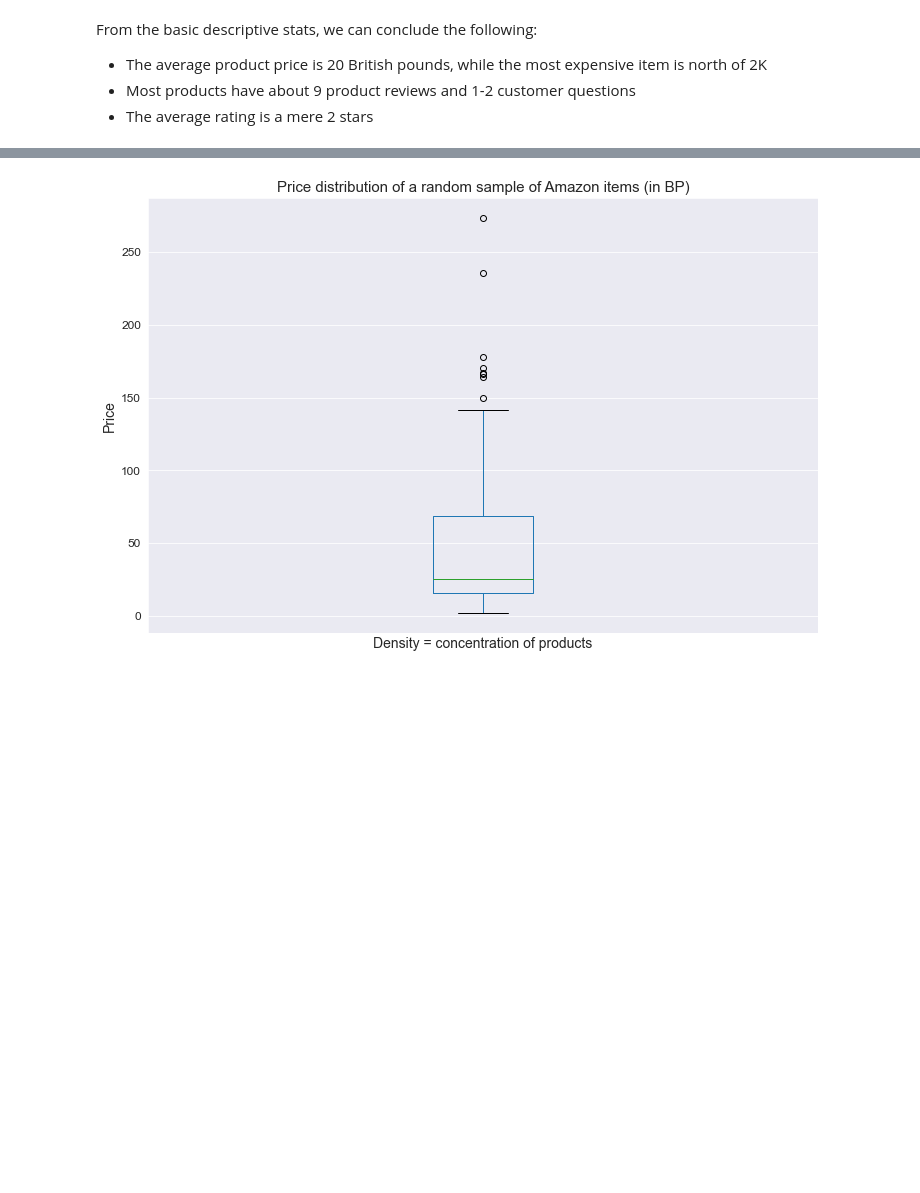
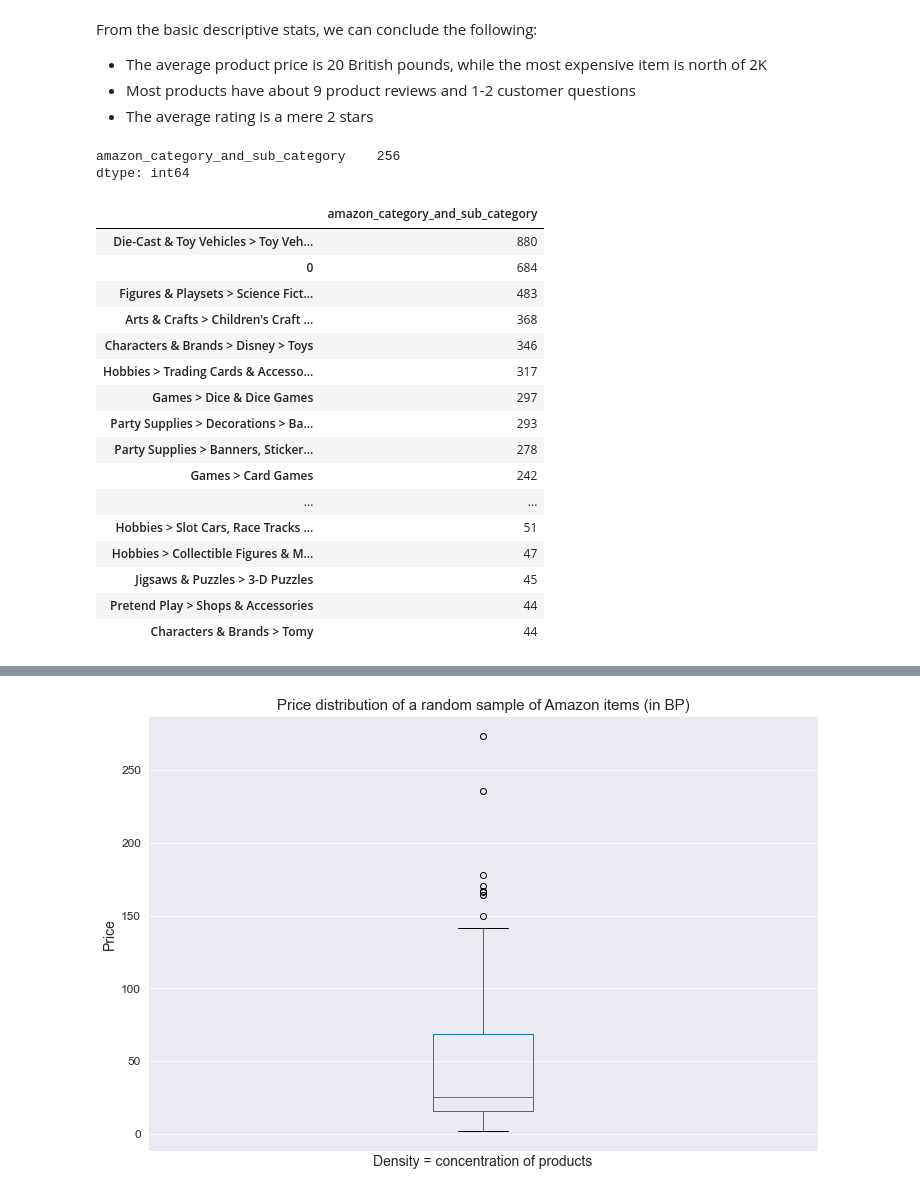
Before and after one commit to cotica/capstone, a Jupyter notebook: code/Amazon-order-history-EDA.ipynb, the cells around one changed output, grey strips where cells are left out. Saved outputs shown, nothing was run; the diff lists cells and outputs as text; code cells hidden in the pictures; blank space fills up the shorter version.

```diff
--- a/code/Amazon-order-history-EDA.ipynb
+++ b/code/Amazon-order-history-EDA.ipynb
@@ -286,0 +285,26 @@ From the basic descriptive stats, we can conclude the following:
+# %%
+#categories
+cats = pd.DataFrame(
+    ecom['amazon_category_and_sub_category'].value_counts())
+print(cats.count())
+cats[:50]
+# %% [output]
+amazon_category_and_sub_category    256
+dtype: int64
+|  | amazon_category_and_sub_category |
+| Die-Cast & Toy Vehicles > Toy Veh... | 880 |
+| 0 | 684 |
+| Figures & Playsets > Science Fict... | 483 |
+| Arts & Crafts > Children's Craft ... | 368 |
+| Characters & Brands > Disney > Toys | 346 |
+| Hobbies > Trading Cards & Accesso... | 317 |
+| Games > Dice & Dice Games | 297 |
+| Party Supplies > Decorations > Ba... | 293 |
+| Party Supplies > Banners, Sticker... | 278 |
+| Games > Card Games | 242 |
+| ... | ... |
+| Hobbies > Slot Cars, Race Tracks ... | 51 |
+| Hobbies > Collectible Figures & M... | 47 |
+| Jigsaws & Puzzles > 3-D Puzzles | 45 |
+| Pretend Play > Shops & Accessories | 44 |
+| Characters & Brands > Tomy | 44 |
```
Also changed, not shown: parts of 9 cells of this notebook.
